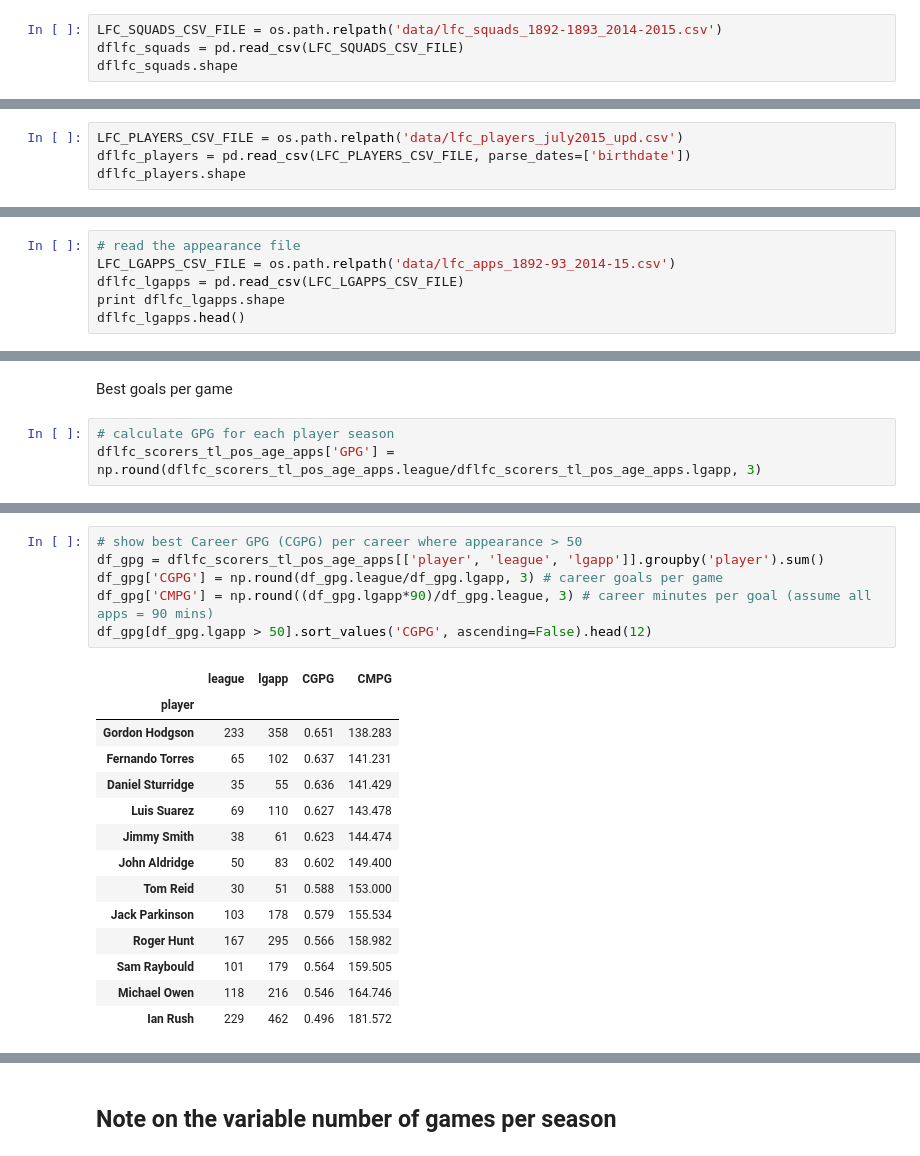
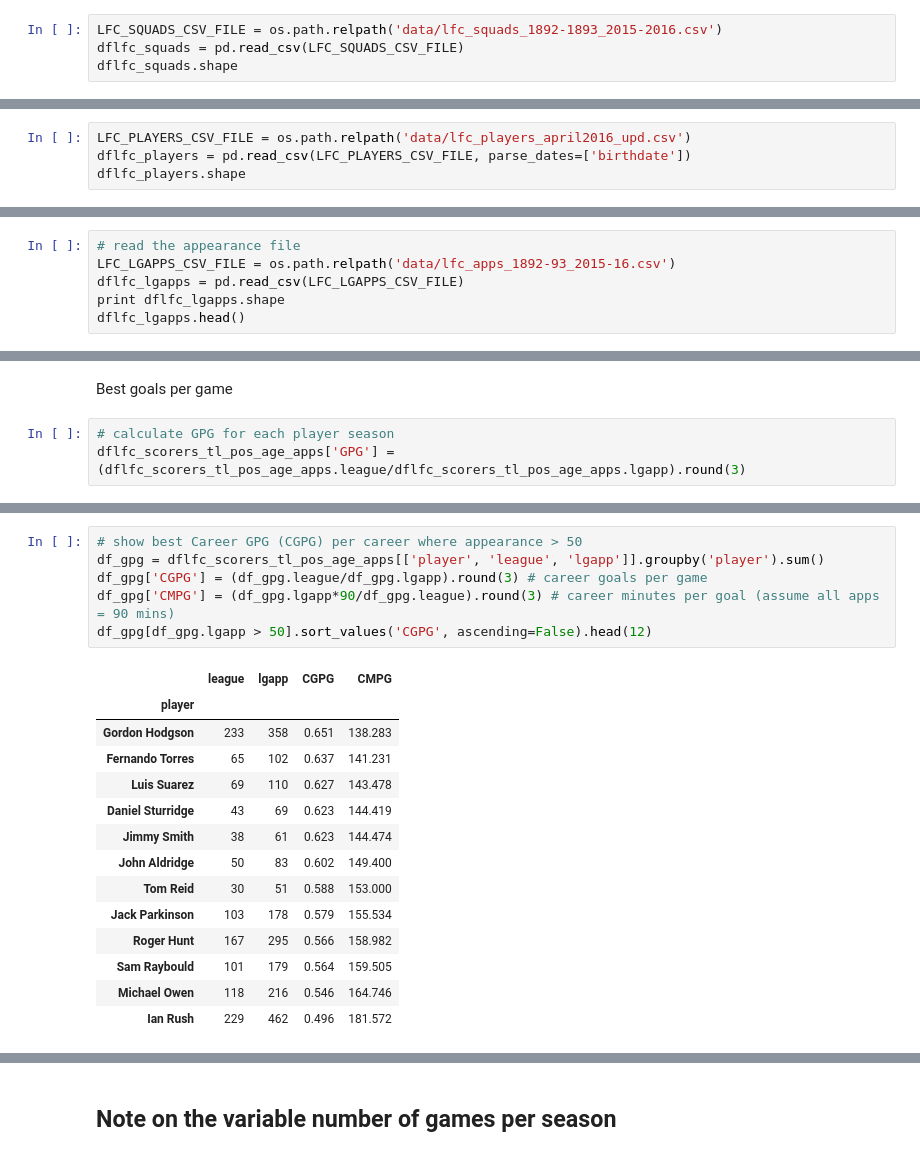
Before and after one commit to terrydolan/lfcgm, a Jupyter notebook: lfcgm.ipynb, the cells around one changed output, grey strips where cells are left out. Drawn from its saved outputs; the diff is of its cells as text.

```diff
--- a/lfcgm.ipynb
+++ b/lfcgm.ipynb
@@ -147,7 +148,7 @@ dflfc_scorers_tl[dflfc_scorers_tl.season == '2013-2014'].head(10)
 #### Create dataframe of squads giving the position of each player
 Data source: lfchistory.net
 # %%
-LFC_SQUADS_CSV_FILE = os.path.relpath('data/lfc_squads_1892-1893_2014-2015.csv')
+LFC_SQUADS_CSV_FILE = os.path.relpath('data/lfc_squads_1892-1893_2015-2016.csv')
 dflfc_squads = pd.read_csv(LFC_SQUADS_CSV_FILE)
 dflfc_squads.shape
 # %% [output]
@@ -225,7 +226,7 @@ dflfc_scorers_tl_pos.tail()
 # %% [markdown]
 #### Create a dataframe of players with birthdate and country of birth
 # %%
-LFC_PLAYERS_CSV_FILE = os.path.relpath('data/lfc_players_july2015_upd.csv')
+LFC_PLAYERS_CSV_FILE = os.path.relpath('data/lfc_players_april2016_upd.csv')
 dflfc_players = pd.read_csv(LFC_PLAYERS_CSV_FILE, parse_dates=['birthdate'])
 dflfc_players.shape
 # %% [output]
@@ -302,7 +303,7 @@ dflfc_scorers_tl_pos_age.to_csv(LFC_SCORERS_TL_POS_AGE_FILE, header=True, sep=',
 #### Create dataframe of player's league appearances
 # %%
 # read the appearance file
-LFC_LGAPPS_CSV_FILE = os.path.relpath('data/lfc_apps_1892-93_2014-15.csv')
+LFC_LGAPPS_CSV_FILE = os.path.relpath('data/lfc_apps_1892-93_2015-16.csv')
 dflfc_lgapps = pd.read_csv(LFC_LGAPPS_CSV_FILE)
 print dflfc_lgapps.shape
 dflfc_lgapps.head()
@@ -910,4 +910,4 @@ ggplot_age_vs_lgoals(dflfc_scorers_tl_pos_age, players)
 Best goals per game
 # %%
 # calculate GPG for each player season
-dflfc_scorers_tl_pos_age_apps['GPG'] = np.round(dflfc_scorers_tl_pos_age_apps.league/dflfc_scorers_tl_pos_age_apps.lgapp, 3)
+dflfc_scorers_tl_pos_age_apps['GPG'] = (dflfc_scorers_tl_pos_age_apps.league/dflfc_scorers_tl_pos_age_apps.lgapp).round(3)
@@ -934,16 +943,16 @@ dflfc_scorers_tl_pos_age_apps[dflfc_scorers_tl_pos_age_apps.lgapp > 10].sort_val
 # %%
 # show best Career GPG (CGPG) per career where appearance > 50
 df_gpg = dflfc_scorers_tl_pos_age_apps[['player', 'league', 'lgapp']].groupby('player').sum()
-df_gpg['CGPG'] = np.round(df_gpg.league/df_gpg.lgapp, 3) # career goals per game
-df_gpg['CMPG'] = np.round((df_gpg.lgapp*90)/df_gpg.league, 3) # career minutes per goal (assume all apps = 90 mins)
+df_gpg['CGPG'] = (df_gpg.league/df_gpg.lgapp).round(3) # career goals per game
+df_gpg['CMPG'] = (df_gpg.lgapp*90/df_gpg.league).round(3) # career minutes per goal (assume all apps = 90 mins)
 df_gpg[df_gpg.lgapp > 50].sort_values('CGPG', ascending=False).head(12)
 # %% [output]
 |  | league | lgapp | CGPG | CMPG |
 | player |  |  |  |  |
 | Gordon Hodgson | 233 | 358 | 0.651 | 138.283 |
 | Fernando Torres | 65 | 102 | 0.637 | 141.231 |
-| Daniel Sturridge | 35 | 55 | 0.636 | 141.429 |
 | Luis Suarez | 69 | 110 | 0.627 | 143.478 |
+| Daniel Sturridge | 43 | 69 | 0.623 | 144.419 |
 | Jimmy Smith | 38 | 61 | 0.623 | 144.474 |
 | John Aldridge | 50 | 83 | 0.602 | 149.400 |
 | Tom Reid | 30 | 51 | 0.588 | 153.000 |
```
Also changed, not shown: parts of 60 cells of this notebook, 5 other files.
